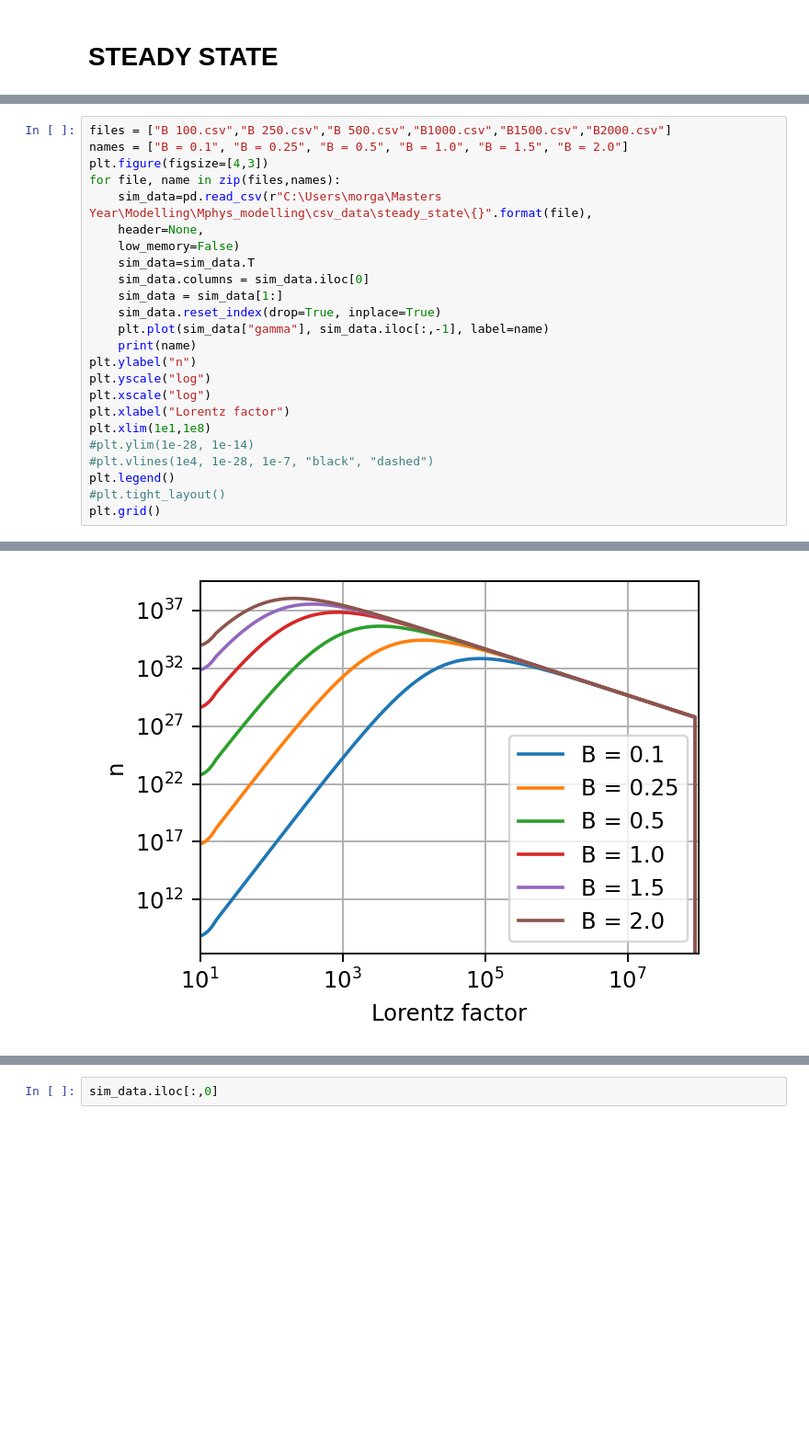
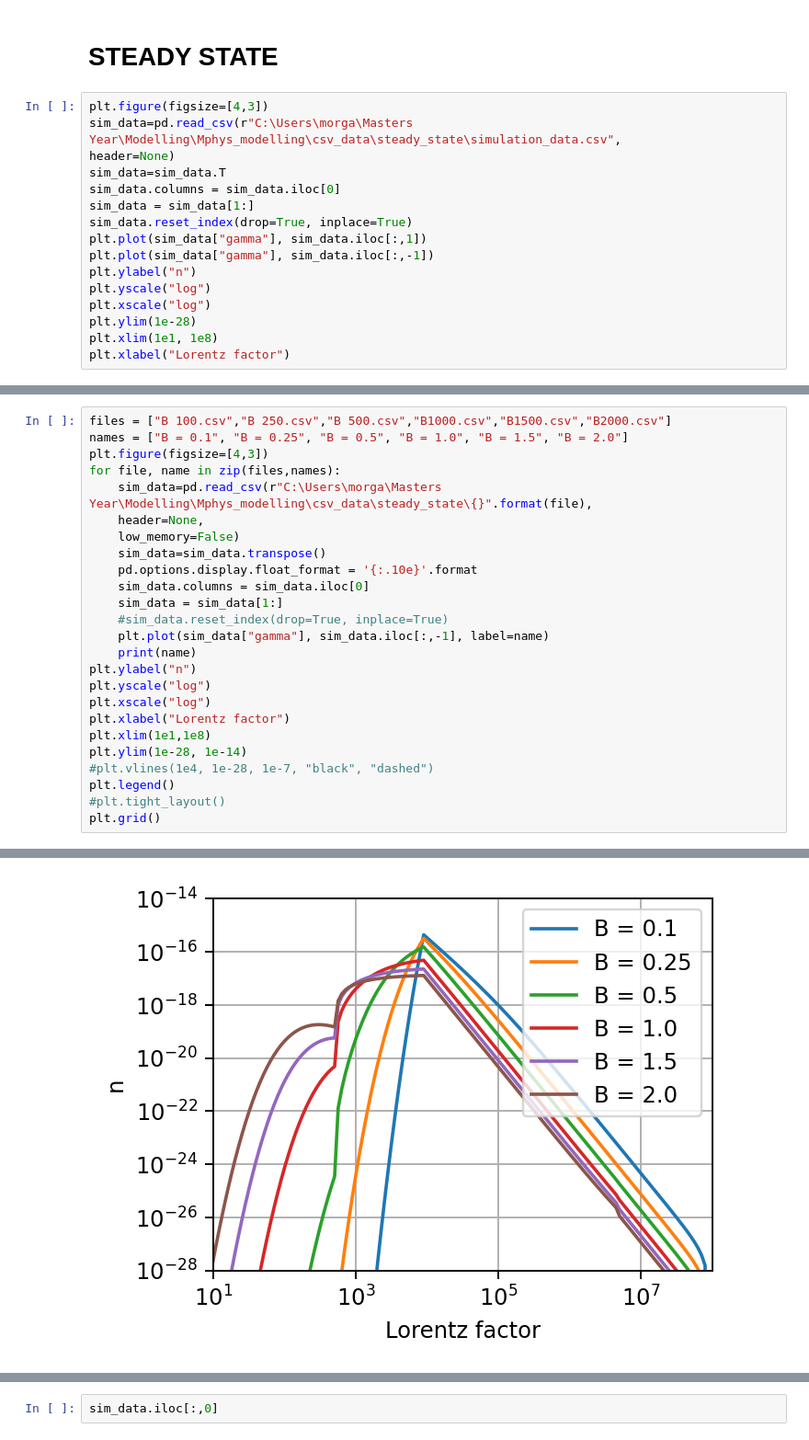
Before and after one commit to me623/Mphys_modelling, a Jupyter notebook: plotting.ipynb, the cells around one changed output, grey strips where cells are left out. Shown: that part at 92% size. Drawn from its saved outputs; the diff is of its cells as text; blank space fills up the shorter version.

Commit message:
finished first version of the steady state solver using log stepping in the gamma

```diff
--- a/plotting.ipynb
+++ b/plotting.ipynb
@@ -337,3 +338,19 @@ Text(0.5, 0, 'Lorentz factor')
 [figure]
 # %% [markdown]
 # STEADY STATE
+# %%
+plt.figure(figsize=[4,3])
+sim_data=pd.read_csv(r"C:\Users\morga\Masters Year\Modelling\Mphys_modelling\csv_data\steady_state\simulation_data.csv",
+header=None)
+sim_data=sim_data.T
+sim_data.columns = sim_data.iloc[0]
+sim_data = sim_data[1:]
+sim_data.reset_index(drop=True, inplace=True)
+plt.plot(sim_data["gamma"], sim_data.iloc[:,1])
+plt.plot(sim_data["gamma"], sim_data.iloc[:,-1])
+plt.ylabel("n")
+plt.yscale("log")
+plt.xscale("log")
+plt.ylim(1e-28)
+plt.xlim(1e1, 1e8)
+plt.xlabel("Lorentz factor")
@@ -340,35 +360,36 @@ Text(0.5, 0, 'Lorentz factor')
 # %%
 files = ["B 100.csv","B 250.csv","B 500.csv","B1000.csv","B1500.csv","B2000.csv"]
 names = ["B = 0.1", "B = 0.25", "B = 0.5", "B = 1.0", "B = 1.5", "B = 2.0"]
 plt.figure(figsize=[4,3])
 for file, name in zip(files,names):
     sim_data=pd.read_csv(r"C:\Users\morga\Masters Year\Modelling\Mphys_modelling\csv_data\steady_state\{}".format(file),
     header=None,
     low_memory=False)
-    sim_data=sim_data.T
+    sim_data=sim_data.transpose()
+    pd.options.display.float_format = '{:.10e}'.format
     sim_data.columns = sim_data.iloc[0]
     sim_data = sim_data[1:]
-    sim_data.reset_index(drop=True, inplace=True)
+    #sim_data.reset_index(drop=True, inplace=True)
     plt.plot(sim_data["gamma"], sim_data.iloc[:,-1], label=name)
     print(name)
 plt.ylabel("n")
 plt.yscale("log")
 plt.xscale("log")
 plt.xlabel("Lorentz factor")
 plt.xlim(1e1,1e8)
-#plt.ylim(1e-28, 1e-14)
+plt.ylim(1e-28, 1e-14)
 #plt.vlines(1e4, 1e-28, 1e-7, "black", "dashed")
 plt.legend()
 #plt.tight_layout()
 plt.grid()
 # %% [output]
 B = 0.1
 B = 0.25
 B = 0.5
 B = 1.0
 B = 1.5
 B = 2.0
-[figure, old version]
+[figure, new version]
 # %%
 files = ["B 100.csv","B2000.csv"]
 names = ["B = 0.1", "B = 2.0"]
```
Also changed, not shown: parts of 3 cells of this notebook, 3 other files.
